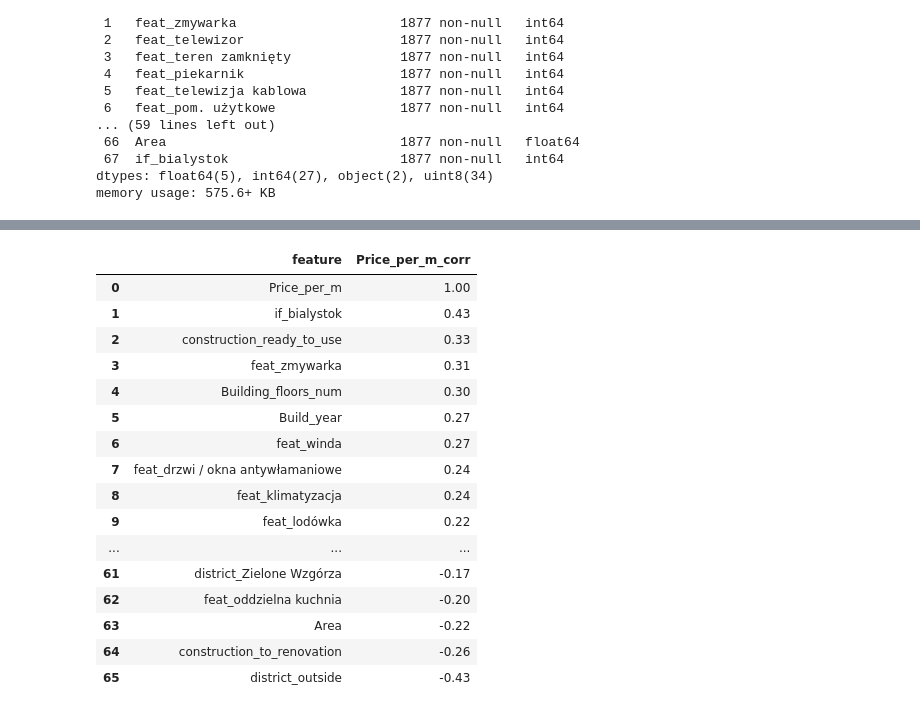
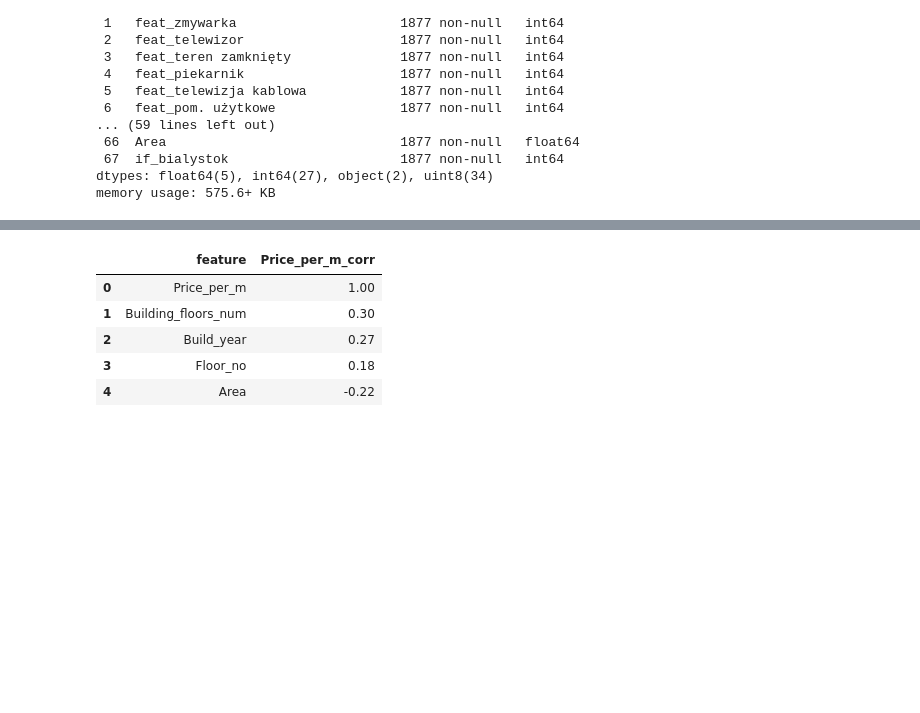
Before and after one commit to baranowskimac/analiza_ofert_sprzedazy_mieszkan_Bialystok_022024, a Jupyter notebook: EDA & Data Cleaning.ipynb, the cells around one changed output, grey strips where cells are left out. Cells and saved outputs as stored; diff of their text form; code cells hidden in the pictures; blank space fills up the shorter version.

```diff
--- a/EDA & Data Cleaning.ipynb
+++ b/EDA & Data Cleaning.ipynb
@@ -667,2 +661,0 @@ Procentowy udział liczby ofert (perc_share) w tym przypadku jest wyliczany w ra
-# %%
-check_diff_cat = ['MarketType', 'advertiserType', 'Construction_status']
@@ -901,14 +995,0 @@ grouped var is: if_bialystok & checked variable is: n_features
-# %%
-for i in num_var_to_compare:
-    print(f'grouped var is: district_name & checked variable is: {i}')
-    count_groups = (
-        df_without_duplicates.groupby('district_name')[i]
-        .describe()
-        .round()
-        .fillna(-1)
-        .astype('int')
-        .reset_index()
-        .sort_values(by='mean')
-
-    )
-    display(count_groups)
@@ -1161,5 +1160,5 @@ predict_value = ['Price_per_m']
 columnst_to_select = []
 columnst_to_select = predict_value + feat_col + construction_col + advertiser_col + MerketType_col + district_name_col + num_cols
 
-data_to_regression = df_without_duplicates[columnst_to_select]
+data_to_corr = df_without_duplicates[columnst_to_select]
 # %%
@@ -1185,32 +1190,39 @@ memory usage: 575.6+ KB
 # %%
-pd.set_option('display.max_rows', None)
 pd.set_option('display.float_format', '{:.2f}'.format)
-corr_df = (
-    data_to_regression
-    .corr(method='pearson')['Price_per_m'].reset_index()
-    .sort_values(by='Price_per_m', ascending = False)
-    .reset_index(drop=True)
-    .rename(columns={
-        'index': 'feature',
-        'Price_per_m': 'Price_per_m_corr'})
-)
 
-display(corr_df)
+num_cols = ['Area', 'Build_year', 'Building_floors_num', 'Floor_no']
+district_cols = [col for col in df_without_duplicates if col.startswith('district_')]
+district_cols.append('if_bialystok')
+construction_cols = [col for col in df_without_duplicates if col.startswith('construction_')]
+MarketType_cols = [col for col in df_without_duplicates if col.startswith('MerketType_')]
+advertiser_cols = [col for col in df_without_duplicates if col.startswith('advertiser_')]
+features_cols = [col for col in df_without_duplicates if col.startswith('feat_')]
+
+
+
+
+list_of_cols = [num_cols, district_cols, construction_cols, MarketType_cols, advertiser_cols, features_cols]
+
+for i in list_of_cols:
+
+    col_to_select = i
+    col_to_select.append('Price_per_m')
+
+    corr_df = (
+        data_to_corr[col_to_select]
+        .corr(method='pearson')['Price_per_m'].reset_index()
+        .sort_values(by='Price_per_m', ascending = False)
+        .reset_index(drop=True)
+        .rename(columns={
+            'index': 'feature',
+            'Price_per_m': 'Price_per_m_corr'})
+    )
+
+    display(corr_df)
 # %% [output]
 |  | feature | Price_per_m_corr |
 | 0 | Price_per_m | 1.00 |
-| 1 | if_bialystok | 0.43 |
-| 2 | construction_ready_to_use | 0.33 |
-| 3 | feat_zmywarka | 0.31 |
-| 4 | Building_floors_num | 0.30 |
-| 5 | Build_year | 0.27 |
-| 6 | feat_winda | 0.27 |
-| 7 | feat_drzwi / okna antywłamaniowe | 0.24 |
-| 8 | feat_klimatyzacja | 0.24 |
-| 9 | feat_lodówka | 0.22 |
-| ... | ... | ... |
-| 61 | district_Zielone Wzgórza | -0.17 |
-| 62 | feat_oddzielna kuchnia | -0.20 |
-| 63 | Area | -0.22 |
-| 64 | construction_to_renovation | -0.26 |
-| 65 | district_outside | -0.43 |
+| 1 | Building_floors_num | 0.30 |
+| 2 | Build_year | 0.27 |
+| 3 | Floor_no | 0.18 |
+| 4 | Area | -0.22 |
```
Also changed, not shown: parts of 54 cells of this notebook.
